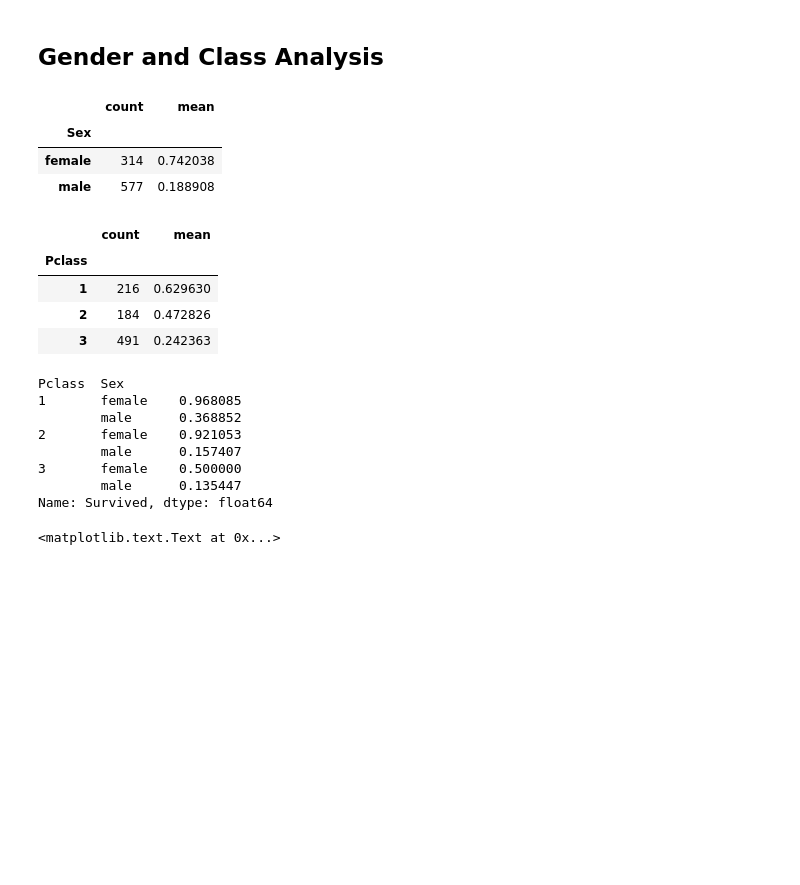
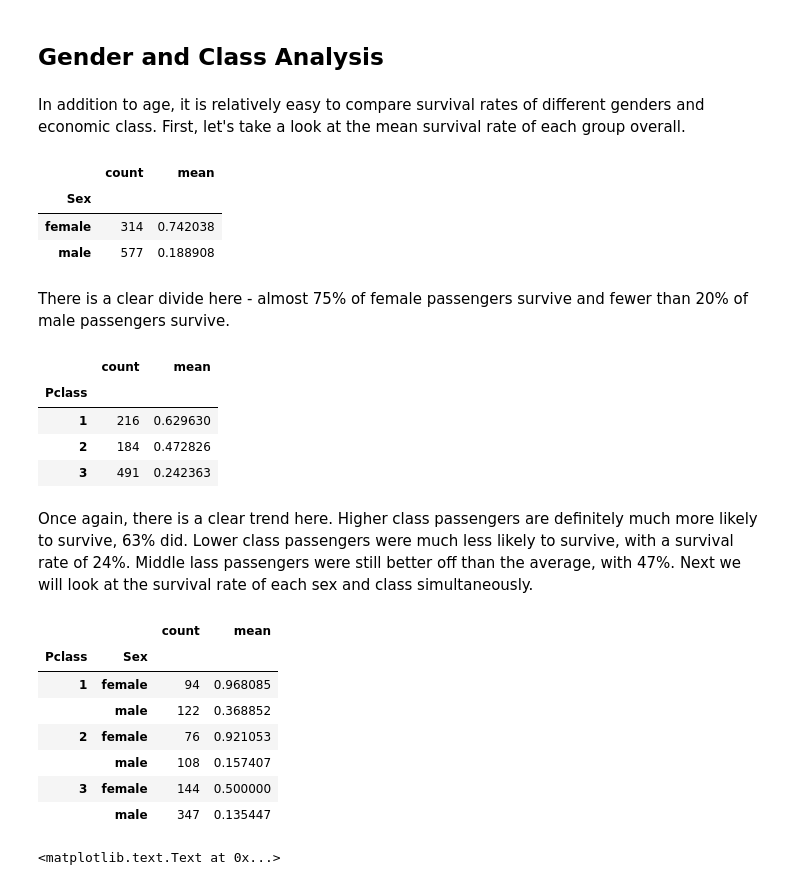
Before and after one commit to vrlambert/Udacity-Data-Analysis-Nanodegree, a Jupyter notebook: p2_titanic_data_VL.ipynb, the cells around one changed output. Saved outputs shown, nothing was run; the diff lists cells and outputs as text; code cells hidden in the pictures; blank space fills up the shorter version.

Commit message:
Finished up first version

```diff
--- a/p2_titanic_data_VL.ipynb
+++ b/p2_titanic_data_VL.ipynb
@@ -118,3 +145,5 @@ ax.set_ylabel('Survival Rate')
 # %% [markdown]
 ## Gender and Class Analysis
+# %% [markdown]
+In addition to age, it is relatively easy to compare survival rates of different genders and economic class. First, let's take a look at the mean survival rate of each group overall.
 # %%
@@ -124,4 +154,6 @@ titanic_data_full.groupby(['Sex'])['Survived'].agg(['count', 'mean'])
 | Sex |  |  |
 | female | 314 | 0.742038 |
 | male | 577 | 0.188908 |
+# %% [markdown]
+There is a clear divide here - almost 75% of female passengers survive and fewer than 20% of male passengers survive.
 # %%
@@ -132,17 +165,19 @@ titanic_data_full.groupby(['Pclass'])['Survived'].agg(['count', 'mean'])
 | 1 | 216 | 0.629630 |
 | 2 | 184 | 0.472826 |
 | 3 | 491 | 0.242363 |
+# %% [markdown]
+Once again, there is a clear trend here. Higher class passengers are definitely much more likely to survive, 63% did. Lower class passengers were much less likely to survive, with a survival rate of 24%. Middle lass passengers were still better off than the average, with 47%. Next we will look at the survival rate of each sex and class simultaneously.
 # %%
 # Pclass and Gender comparison chart
 class_and_sex = titanic_data_full.groupby(['Pclass', 'Sex'])['Survived']
-class_and_sex.mean()
+class_and_sex.agg(['count', 'mean'])
 # %% [output]
-Pclass  Sex
-1       female    0.968085
-        male      0.368852
-2       female    0.921053
-        male      0.157407
-3       female    0.500000
-        male      0.135447
-Name: Survived, dtype: float64
+|  |  | count | mean |
+| Pclass | Sex |  |  |
+| 1 | female | 94 | 0.968085 |
+|  | male | 122 | 0.368852 |
+| 2 | female | 76 | 0.921053 |
+|  | male | 108 | 0.157407 |
+| 3 | female | 144 | 0.500000 |
+|  | male | 347 | 0.135447 |
 # %%
```
Also changed, not shown: parts of 25 cells of this notebook.
